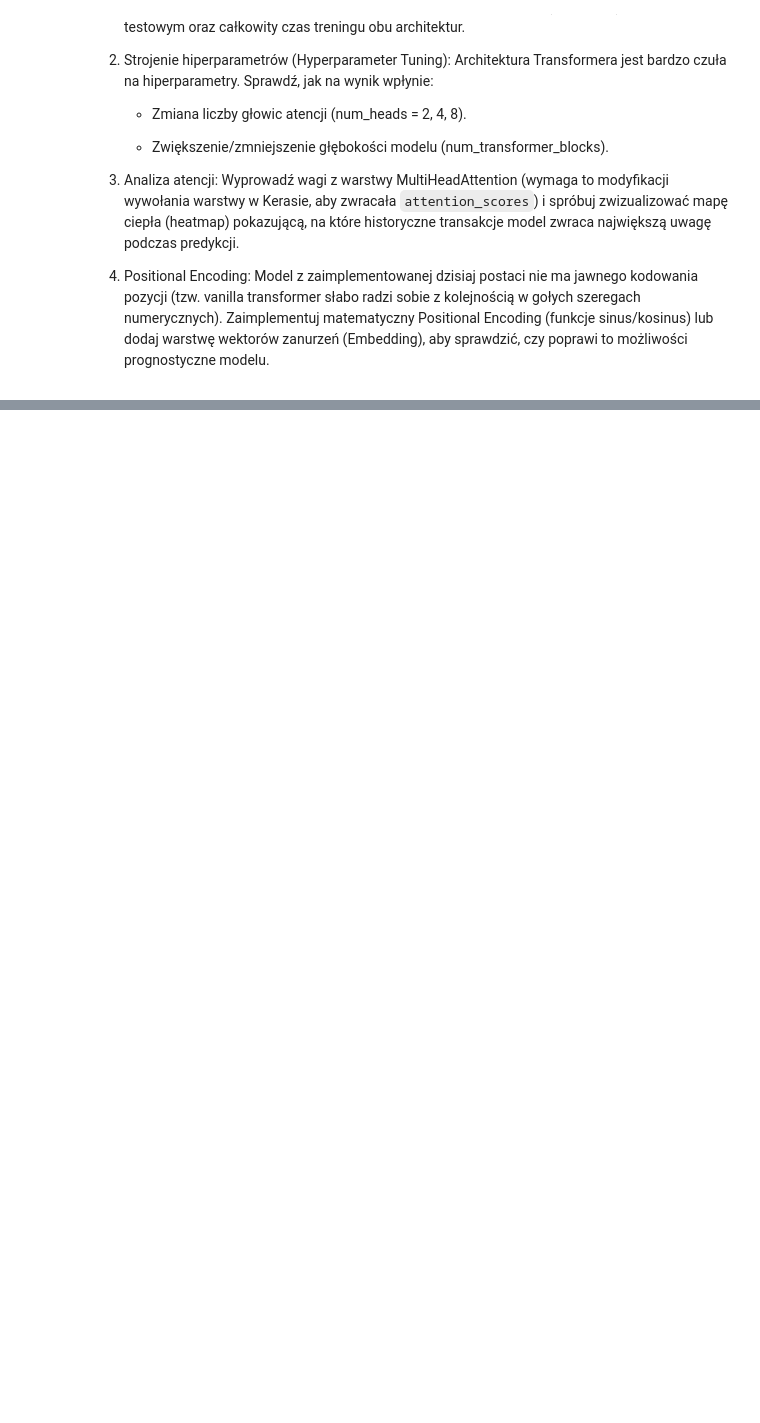
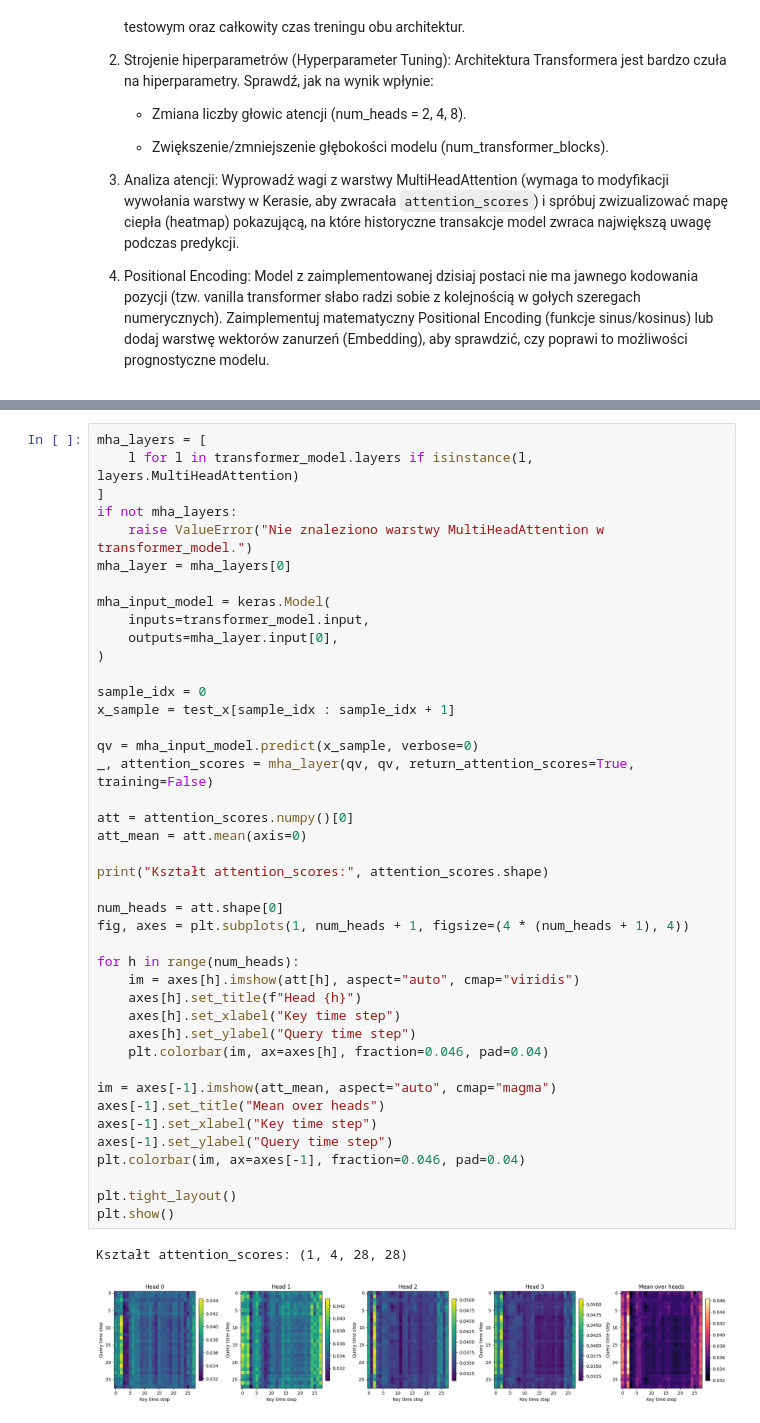
Before and after one commit to Qertal/studia, a Jupyter notebook: SIECINEURONOWE20252026/20260408/N10/SNiUG_MS_Lab_10.ipynb, the cells around one changed output, grey strips where cells are left out. Saved outputs shown, nothing was run; the diff lists cells and outputs as text; blank space fills up the shorter version.

```diff
--- a/SIECINEURONOWE20252026/20260408/N10/SNiUG_MS_Lab_10.ipynb
+++ b/SIECINEURONOWE20252026/20260408/N10/SNiUG_MS_Lab_10.ipynb
@@ -289,0 +452,45 @@ plt.show()
+# %%
+mha_layers = [
+    l for l in transformer_model.layers if isinstance(l, layers.MultiHeadAttention)
+]
+if not mha_layers:
+    raise ValueError("Nie znaleziono warstwy MultiHeadAttention w transformer_model.")
+mha_layer = mha_layers[0]
+
+mha_input_model = keras.Model(
+    inputs=transformer_model.input,
+    outputs=mha_layer.input[0],
+)
+
+sample_idx = 0
+x_sample = test_x[sample_idx : sample_idx + 1]
+
+qv = mha_input_model.predict(x_sample, verbose=0)
+_, attention_scores = mha_layer(qv, qv, return_attention_scores=True, training=False)
+
+att = attention_scores.numpy()[0]
+att_mean = att.mean(axis=0)
+
+print("Kształt attention_scores:", attention_scores.shape)
+
+num_heads = att.shape[0]
+fig, axes = plt.subplots(1, num_heads + 1, figsize=(4 * (num_heads + 1), 4))
+
+for h in range(num_heads):
+    im = axes[h].imshow(att[h], aspect="auto", cmap="viridis")
+    axes[h].set_title(f"Head {h}")
+    axes[h].set_xlabel("Key time step")
+    axes[h].set_ylabel("Query time step")
+    plt.colorbar(im, ax=axes[h], fraction=0.046, pad=0.04)
+
+im = axes[-1].imshow(att_mean, aspect="auto", cmap="magma")
+axes[-1].set_title("Mean over heads")
+axes[-1].set_xlabel("Key time step")
+axes[-1].set_ylabel("Query time step")
+plt.colorbar(im, ax=axes[-1], fraction=0.046, pad=0.04)
+
+plt.tight_layout()
+plt.show()
+# %% [output]
+Kształt attention_scores: (1, 4, 28, 28)
+[figure, added]
```
Also changed, not shown: parts of 8 cells of this notebook, 2 other files.
